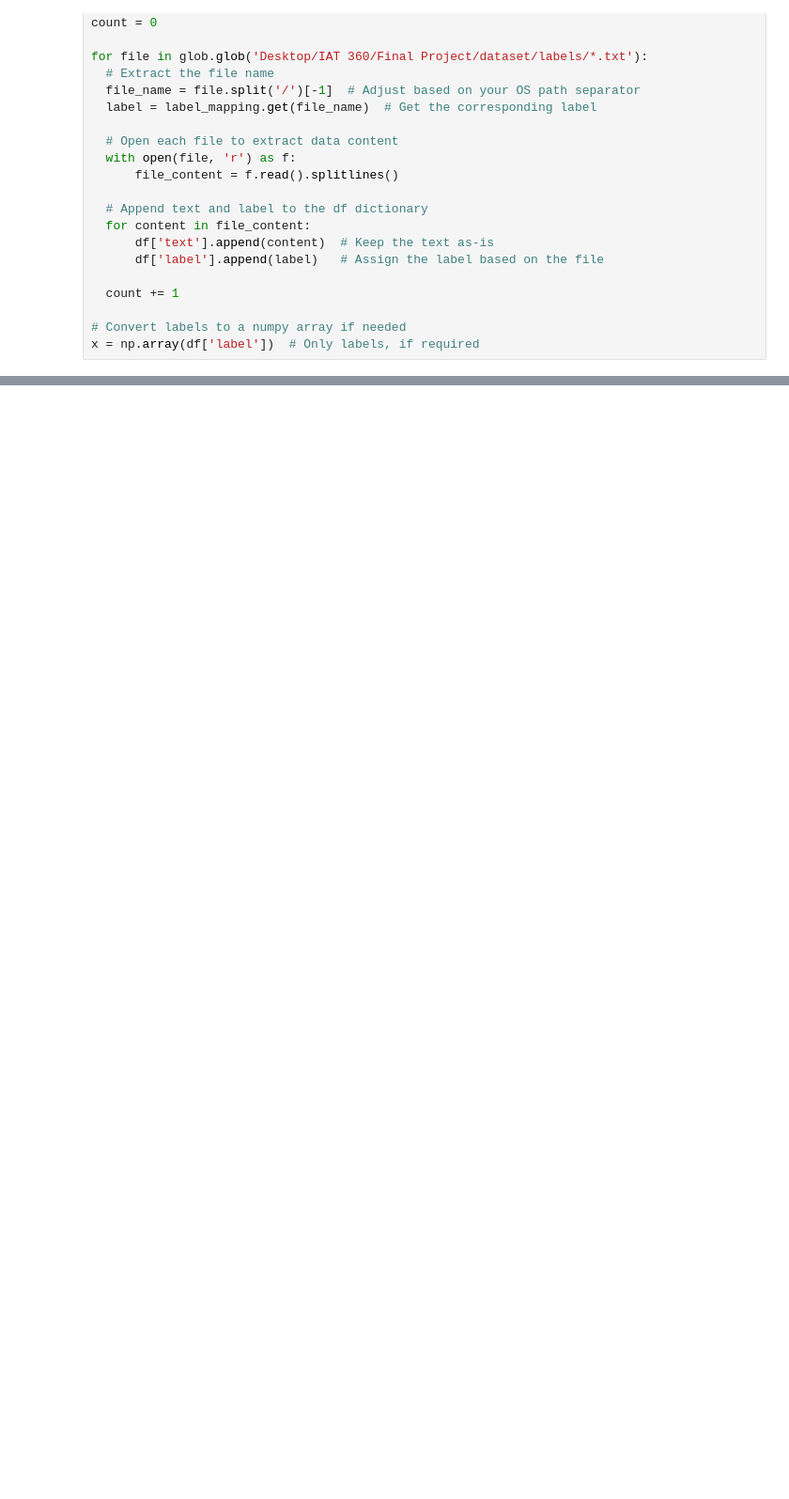
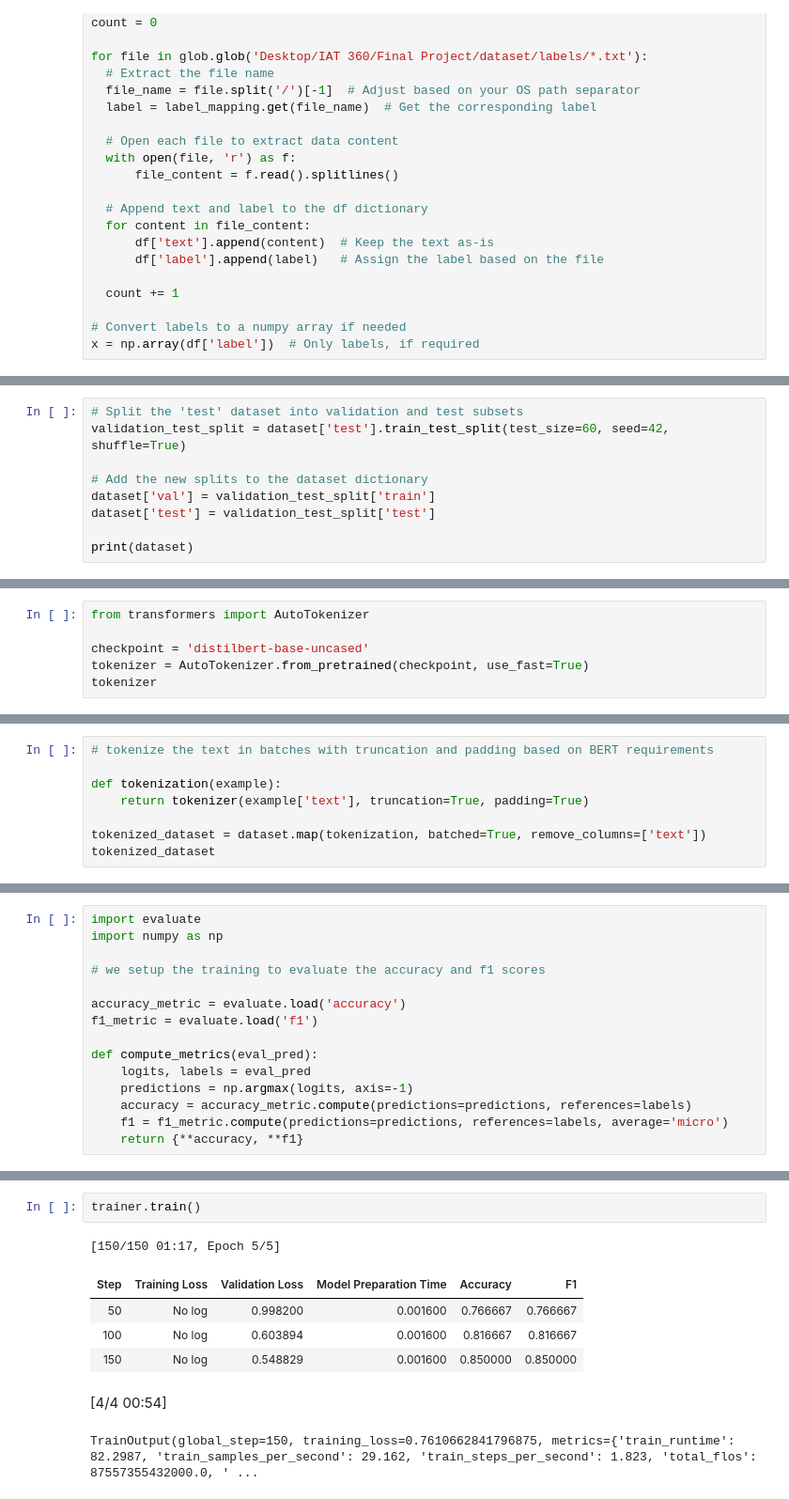
Before and after one commit to Stephy-Wong/IAT360FinalProject, a Jupyter notebook: IAT360FinalProject.ipynb, the cells around one changed output, grey strips where cells are left out. Shown at 94% size. Cells and saved outputs as stored; diff of their text form; blank space fills up the shorter version.

```diff
--- a/IAT360FinalProject.ipynb
+++ b/IAT360FinalProject.ipynb
@@ -102,0 +186,9 @@ all_df
+# %%
+# Split the 'test' dataset into validation and test subsets
+validation_test_split = dataset['test'].train_test_split(test_size=60, seed=42, shuffle=True)
+
+# Add the new splits to the dataset dictionary
+dataset['val'] = validation_test_split['train']
+dataset['test'] = validation_test_split['test']
+
+print(dataset)
@@ -102,0 +210,6 @@ all_df
+# %%
+from transformers import AutoTokenizer
+
+checkpoint = 'distilbert-base-uncased'
+tokenizer = AutoTokenizer.from_pretrained(checkpoint, use_fast=True)
+tokenizer
@@ -102,0 +225,8 @@ all_df
+# %%
+# tokenize the text in batches with truncation and padding based on BERT requirements
+
+def tokenization(example):
+    return tokenizer(example['text'], truncation=True, padding=True)
+
+tokenized_dataset = dataset.map(tokenization, batched=True, remove_columns=['text'])
+tokenized_dataset
@@ -102,0 +248,15 @@ all_df
+# %%
+import evaluate
+import numpy as np
+
+# we setup the training to evaluate the accuracy and f1 scores
+
+accuracy_metric = evaluate.load('accuracy')
+f1_metric = evaluate.load('f1')
+
+def compute_metrics(eval_pred):
+    logits, labels = eval_pred
+    predictions = np.argmax(logits, axis=-1)
+    accuracy = accuracy_metric.compute(predictions=predictions, references=labels)
+    f1 = f1_metric.compute(predictions=predictions, references=labels, average='micro')
+    return {**accuracy, **f1}
@@ -102,0 +373,10 @@ all_df
+# %%
+trainer.train()
+# %% [output]
+[150/150 01:17, Epoch 5/5]
+| Step | Training Loss | Validation Loss | Model Preparation Time | Accuracy | F1 |
+| 50 | No log | 0.998200 | 0.001600 | 0.766667 | 0.766667 |
+| 100 | No log | 0.603894 | 0.001600 | 0.816667 | 0.816667 |
+| 150 | No log | 0.548829 | 0.001600 | 0.850000 | 0.850000 |
+[4/4 00:54]
+TrainOutput(global_step=150, training_loss=0.7610662841796875, metrics={'train_runtime': 82.2987, 'train_samples_per_second': 29.162, 'train_steps_per_second': 1.823, 'total_flos': 87557355432000.0, ' ...
```
Also changed, not shown: parts of 27 cells of this notebook.
